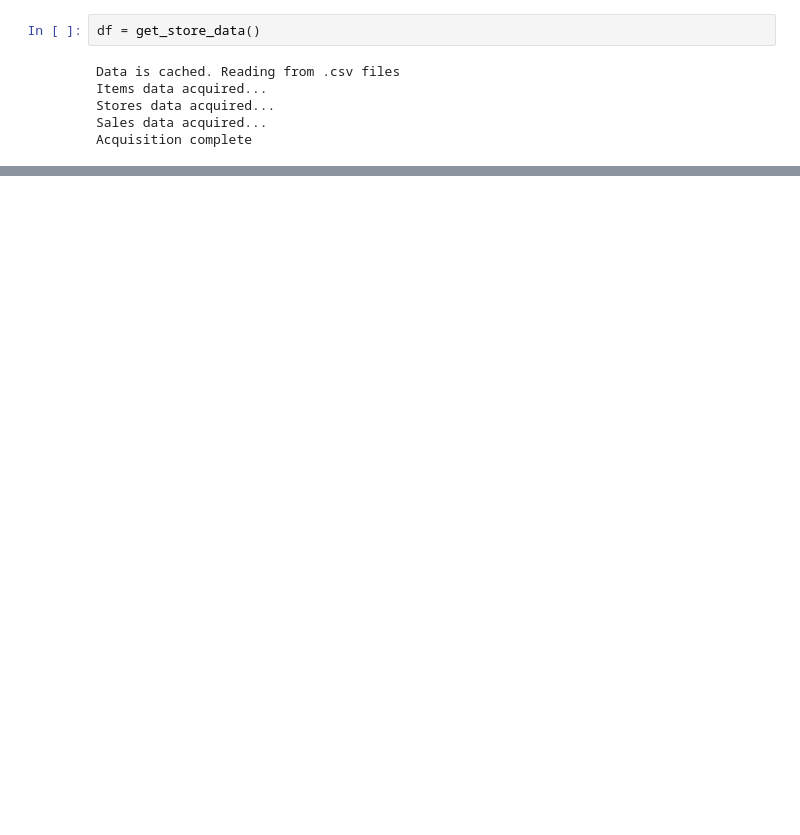
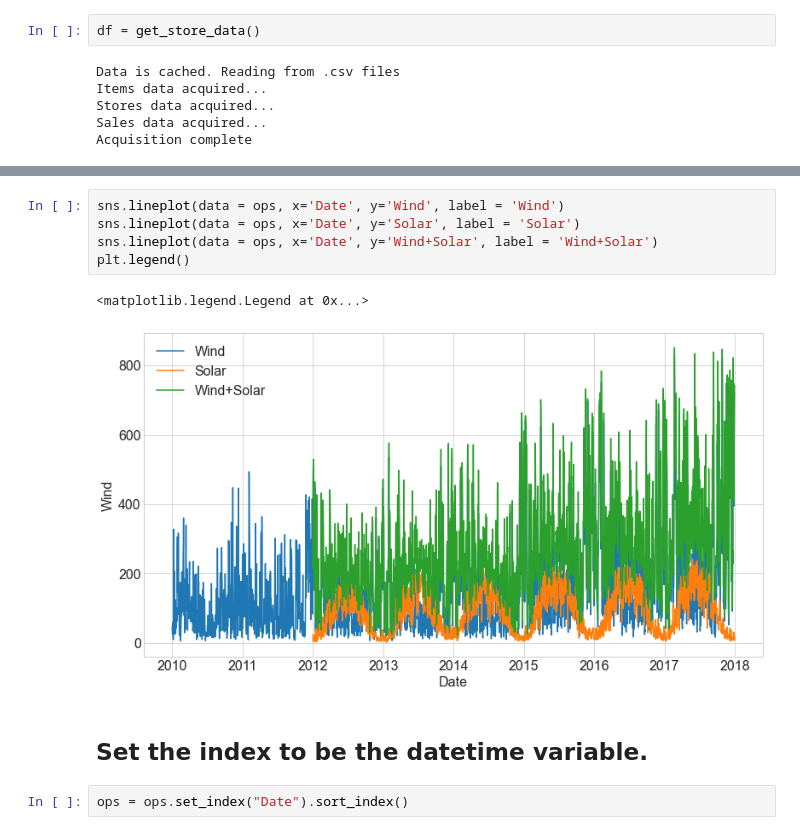
Before and after one commit to brianclements03/time_series_exercises, a Jupyter notebook: TSA_Prepare_Exercises.ipynb, the cells around one changed output, grey strips where cells are left out. Saved outputs shown, nothing was run; the diff lists cells and outputs as text; blank space fills up the shorter version.

```diff
--- a/TSA_Prepare_Exercises.ipynb
+++ b/TSA_Prepare_Exercises.ipynb
@@ -140,0 +188,12 @@ prep_store_data(df)
+# %%
+sns.lineplot(data = ops, x='Date', y='Wind', label = 'Wind')
+sns.lineplot(data = ops, x='Date', y='Solar', label = 'Solar')
+sns.lineplot(data = ops, x='Date', y='Wind+Solar', label = 'Wind+Solar')
+plt.legend()
+# %% [output]
+<matplotlib.legend.Legend at 0x...>
+[figure, added]
+# %% [markdown]
+## Set the index to be the datetime variable.
+# %%
+ops = ops.set_index("Date").sort_index()
```
Also changed, not shown: parts of 30 cells of this notebook, 4 other files.
